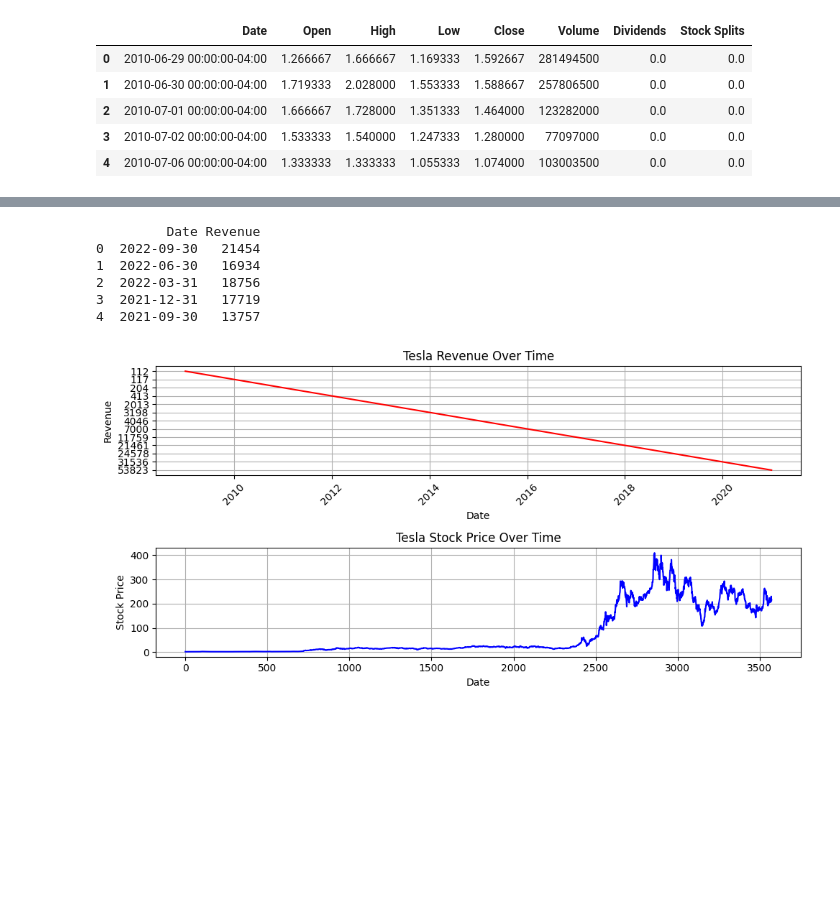
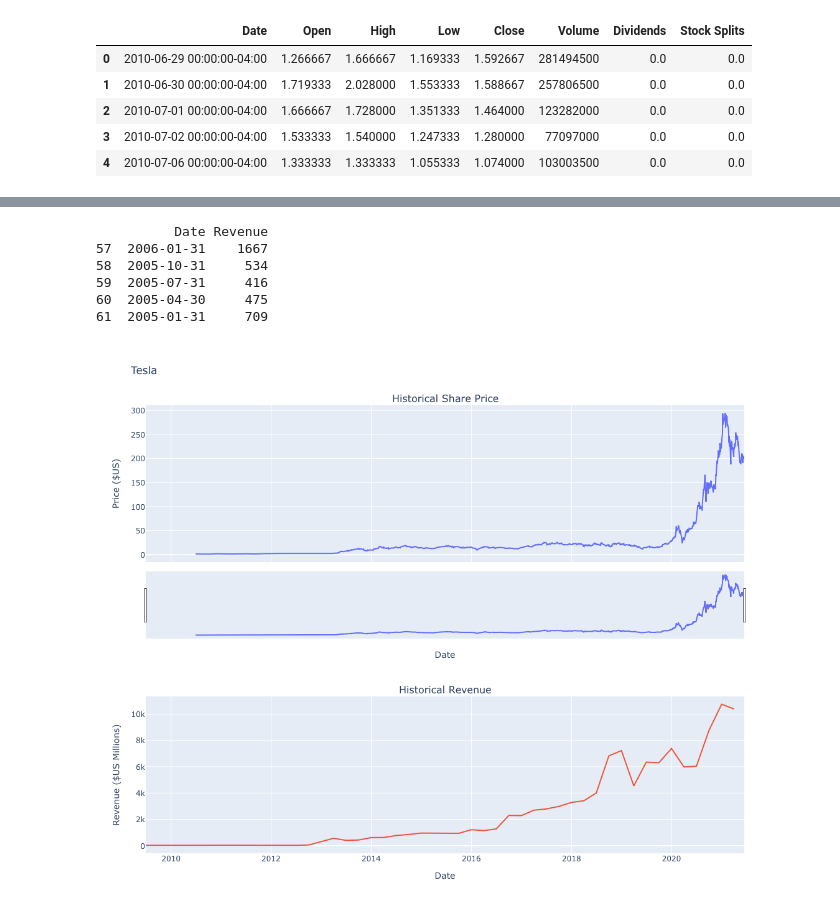
Before and after one commit to allitaaheri/General-Scripts, a Jupyter notebook: Tesla_gamestop_Finance.ipynb, the cells around one changed output, grey strips where cells are left out. Cells and saved outputs as stored; diff of their text form; code cells hidden in the pictures; blank space fills up the shorter version.

```diff
--- a/Tesla_gamestop_Finance.ipynb
+++ b/Tesla_gamestop_Finance.ipynb
@@ -101,7 +84,7 @@ from bs4 import BeautifulSoup
 import pandas as pd
 
 # URL for GameStop revenue data
-url = "https://cf-courses-data.s3.us.cloud-object-storage.appdomain.cloud/IBMDeveloperSkillsNetwork-PY0220EN-SkillsNetwork/labs/project/revenue.htm"
+url = "https://cf-courses-data.s3.us.cloud-object-storage.appdomain.cloud/IBMDeveloperSkillsNetwork-PY0220EN-SkillsNetwork/labs/project/stock.html"
 
 # Fetch the webpage content
 html_data = requests.get(url).text
@@ -128,37 +111,35 @@ gamestop_revenue.dropna(inplace=True)
 gamestop_revenue = gamestop_revenue[gamestop_revenue['Revenue'] != ""]
 
 # Display the cleaned GameStop revenue data
-print(gamestop_revenue.head())
+print(gamestop_revenue.tail())
 # %% [output]
-         Date Revenue
-0  2022-09-30   21454
-1  2022-06-30   16934
-2  2022-03-31   18756
-3  2021-12-31   17719
-4  2021-09-30   13757
+          Date Revenue
+57  2006-01-31    1667
+58  2005-10-31     534
+59  2005-07-31     416
+60  2005-04-30     475
+61  2005-01-31     709
 # %%
-import matplotlib.pyplot as plt
+import plotly.graph_objects as go
+from plotly.subplots import make_subplots
 
-# Plot Tesla stock data
-plt.figure(figsize=(10, 5))
+def make_graph(stock_data, revenue_data, stock):
+    fig = make_subplots(rows=2, cols=1, shared_xaxes=True, subplot_titles=("Historical Share Price", "Historical Revenue"), vertical_spacing = .3)
+    stock_data_specific = stock_data[stock_data.Date <= '2021--06-14']
+    revenue_data_specific = revenue_data[revenue_data.Date <= '2021-04-30']
+    fig.add_trace(go.Scatter(x=pd.to_datetime(stock_data_specific.Date), y=stock_data_specific.Close.astype("float"), name="Share Price"), row=1, col=1)
+    fig.add_trace(go.Scatter(x=pd.to_datetime(revenue_data_specific.Date), y=revenue_data_specific.Revenue.astype("float"), name="Revenue"), row=2, col=1)
+    fig.update_xaxes(title_text="Date", row=1, col=1)
+    fig.update_xaxes(title_text="Date", row=2, col=1)
+    fig.update_yaxes(title_text="Price ($US)", row=1, col=1)
+    fig.update_yaxes(title_text="Revenue ($US Millions)", row=2, col=1)
+    fig.update_layout(showlegend=False,
+    height=900,
+    title=stock,
+    xaxis_rangeslider_visible=True)
+    fig.show()
 
-plt.subplot(2, 1, 1)
-plt.plot(tesla_revenue['Date'], tesla_revenue['Revenue'], label='Tesla Revenue', color='red')
-plt.xticks(rotation=45)
-plt.title('Tesla Revenue Over Time')
-plt.xlabel('Date')
-plt.ylabel('Revenue')
-plt.grid()
-
-plt.subplot(2, 1, 2)
-plt.plot(tesla_data.index, tesla_data['Close'], label='Tesla Stock Price', color='blue')
-plt.title('Tesla Stock Price Over Time')
-plt.xlabel('Date')
-plt.ylabel('Stock Price')
-plt.grid()
-
-plt.tight_layout()
-plt.show()
+make_graph(tesla_data, tesla_revenue, 'Tesla')
 # %% [output]
-[figure, old version]
+[figure, new version]
 # %%
```
Also changed, not shown: parts of 3 cells of this notebook.
